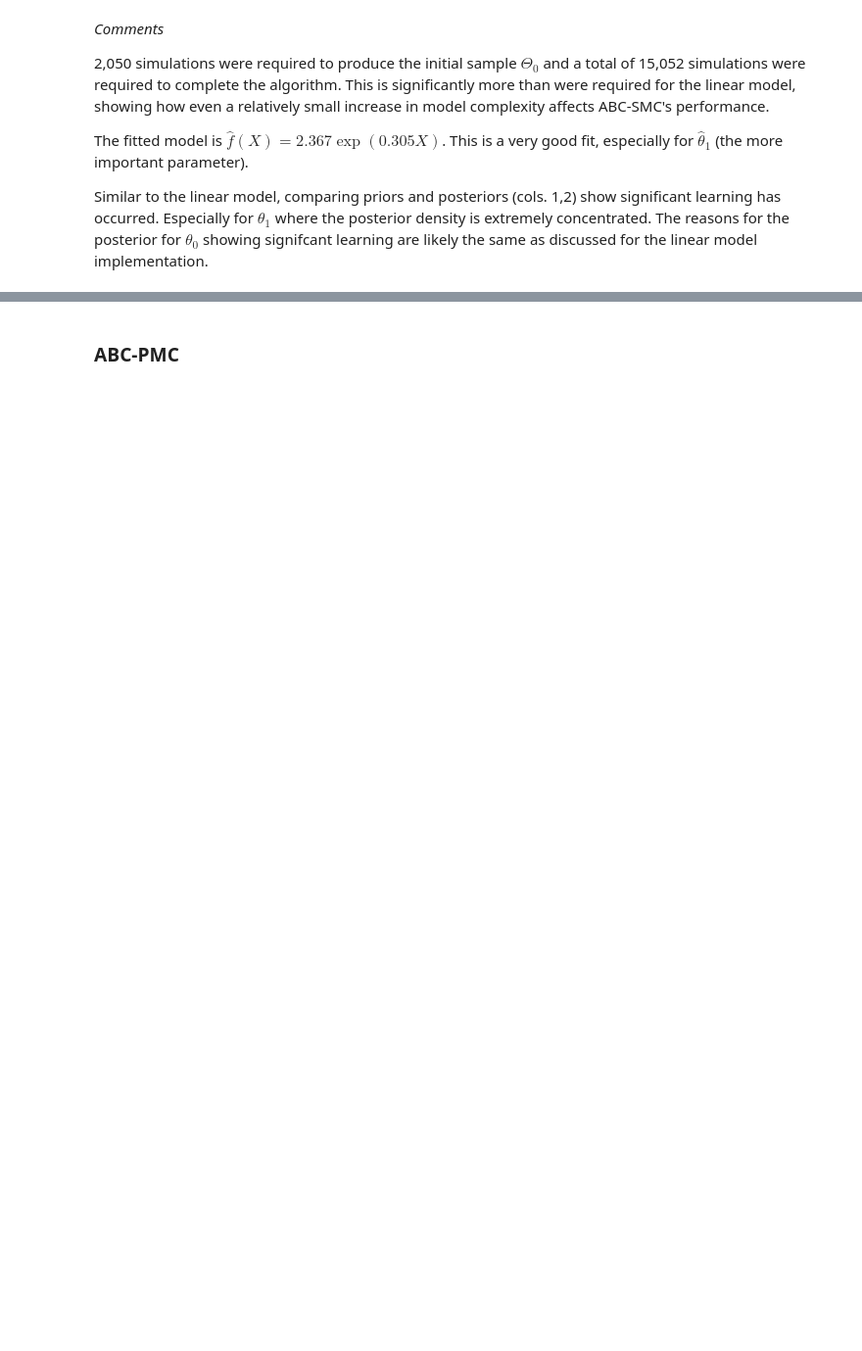
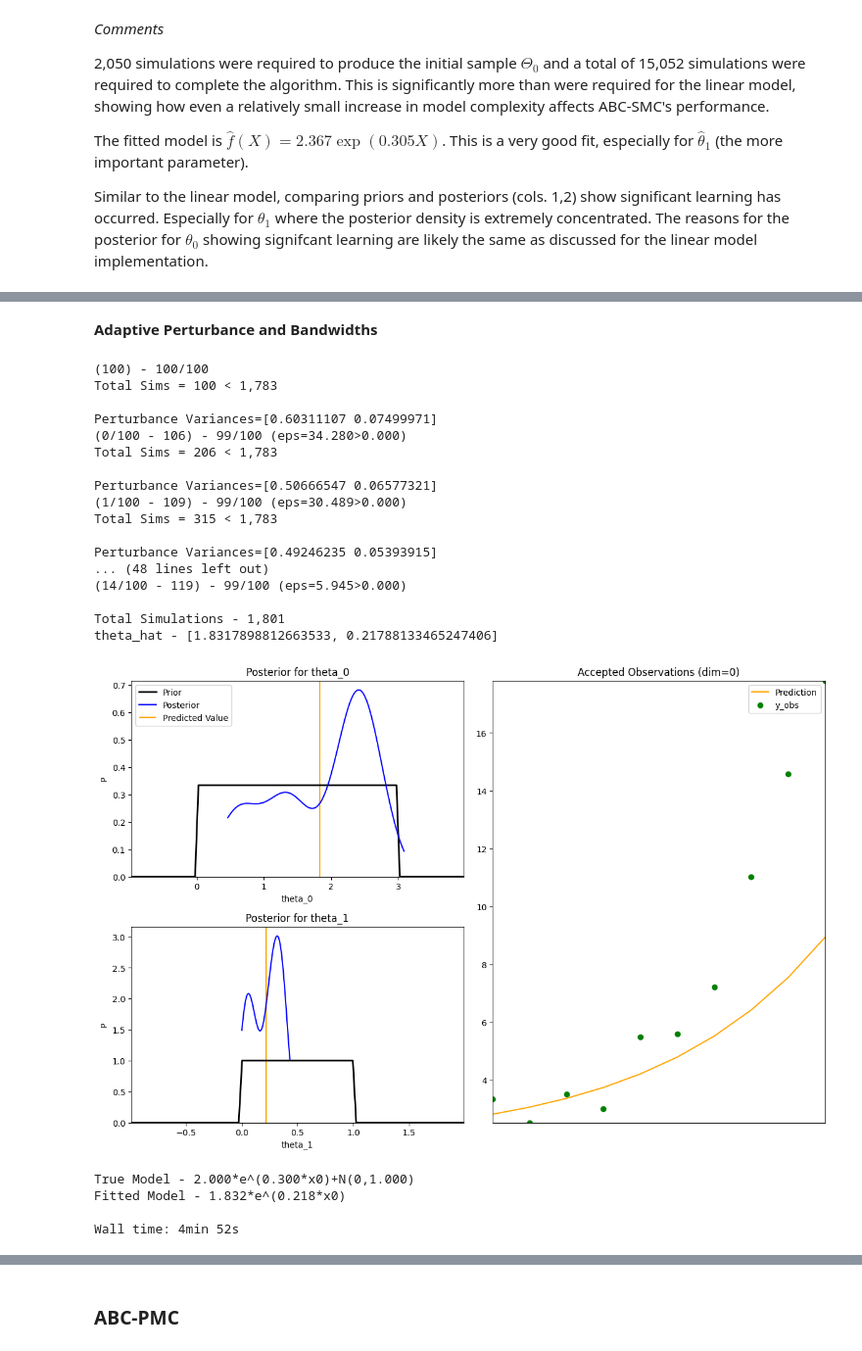
Before and after one commit to dajhutchinson/bayesian-modelling-of-epidemic-events, a Jupyter notebook: Code/ABC_Notebook.ipynb, the cells around one changed output, grey strips where cells are left out. Shown at 98% size. Saved outputs shown, nothing was run; the diff lists cells and outputs as text; code cells hidden in the pictures; blank space fills up the shorter version.

```diff
--- a/Code/ABC_Notebook.ipynb
+++ b/Code/ABC_Notebook.ipynb
@@ -696,0 +812,41 @@ Similar to the linear model, comparing priors and posteriors (cols. 1,2) show si
+# %% [markdown]
+<a id="smc_fully_adaptive"></a>
+**Adaptive Perturbance and Bandwidths**
+# %%
+# Define summary statistics
+start = (lambda ys:[ys[0][0]])
+mean_log_grad = (lambda ys:[10*np.mean([np.log(max(1,ys[i+1][0]-ys[i][0])) for i in range(len(ys)-1)])])
+summary_stats=[start,mean_log_grad]
+# %%
+%%time
+np.random.seed(16111998) # Fix random seed
+fitted_model,_=ABC.adaptive_abc_smc(n_obs=30,y_obs=em.observe(),
+    fitting_model=em.copy([1,1]),priors=em_priors,
+    max_steps=100,sample_size=100,acceptance_kernel=ABC.uniform_kernel,alpha=.9,
+    max_simulations=1783,summary_stats=summary_stats)
+
+print("True Model - {}".format(em))
+print("Fitted Model - {}\n".format(fitted_model))
+# %% [output]
+(100) - 100/100
+Total Sims = 100 < 1,783
+
+Perturbance Variances=[0.60311107 0.07499971]
+(0/100 - 106) - 99/100 (eps=34.280>0.000)
+Total Sims = 206 < 1,783
+
+Perturbance Variances=[0.50666547 0.06577321]
+(1/100 - 109) - 99/100 (eps=30.489>0.000)
+Total Sims = 315 < 1,783
+
+Perturbance Variances=[0.49246235 0.05393915]
+... (48 lines left out)
+(14/100 - 119) - 99/100 (eps=5.945>0.000)
+
+Total Simulations - 1,801
+theta_hat - [1.8317898812663533, 0.21788133465247406]
+[figure, added]
+True Model - 2.000*e^(0.300*x0)+N(0,1.000)
+Fitted Model - 1.832*e^(0.218*x0)
+
+Wall time: 4min 52s
```
Also changed, not shown: parts of 32 cells of this notebook, 7 other files.
